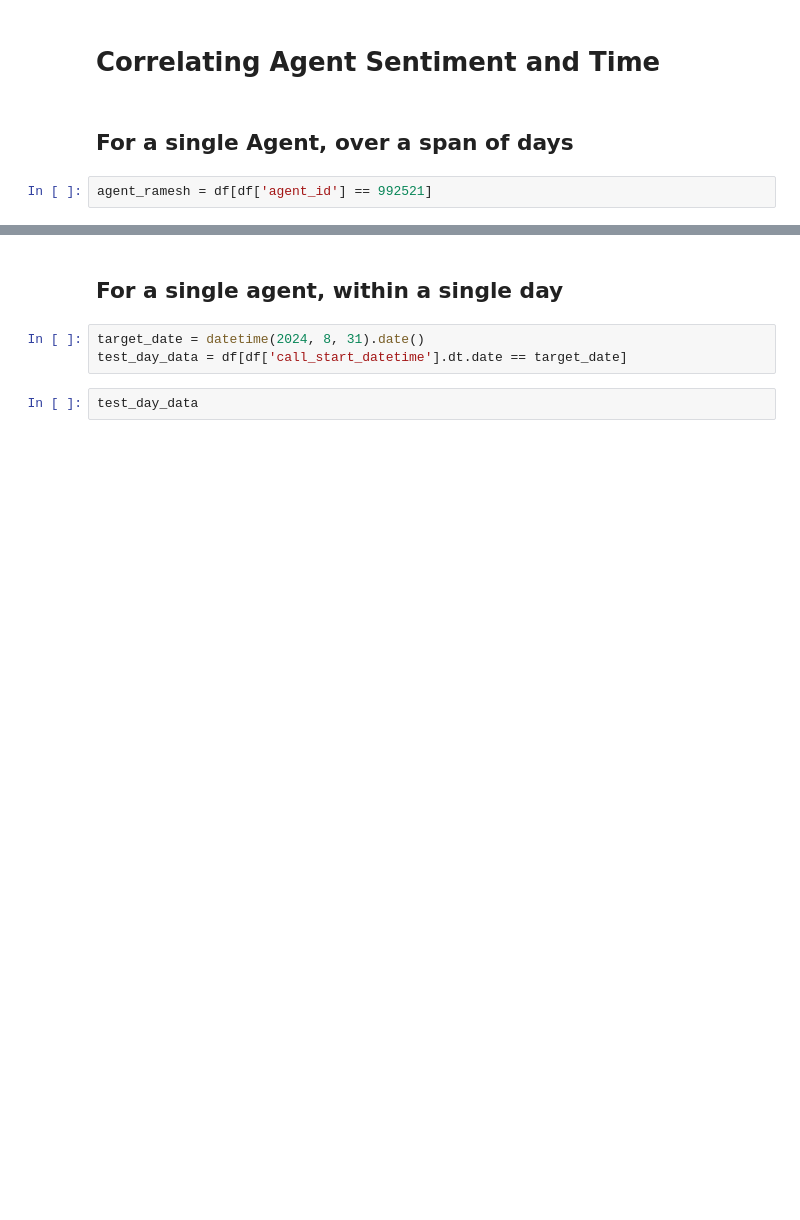
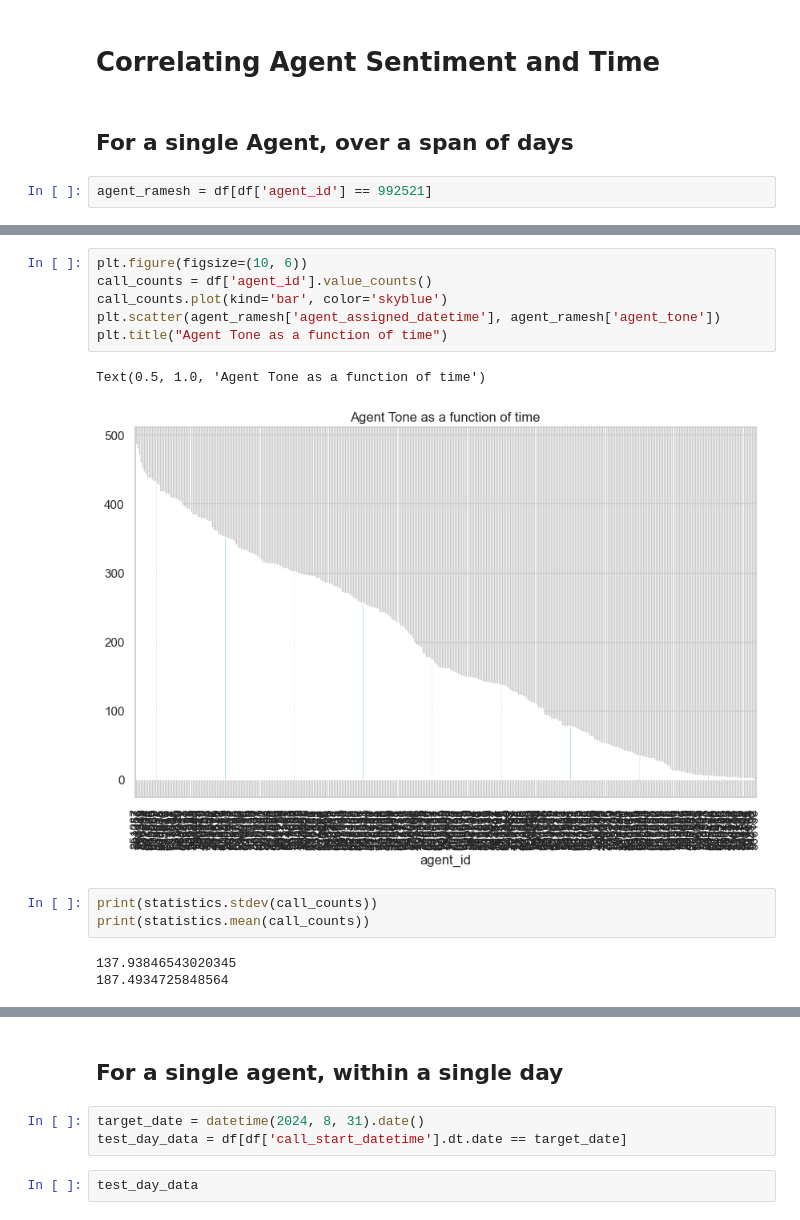
Before and after one commit to silverstone-git/skyhack2, a Jupyter notebook: agent_tone_analysis.ipynb, the cells around one changed output, grey strips where cells are left out. Saved outputs shown, nothing was run; the diff lists cells and outputs as text; blank space fills up the shorter version.

```diff
--- a/agent_tone_analysis.ipynb
+++ b/agent_tone_analysis.ipynb
@@ -74,0 +97,15 @@ Text(0.5, 1.0, 'Agent Tone as a function of time')
+# %%
+plt.figure(figsize=(10, 6))
+call_counts = df['agent_id'].value_counts()
+call_counts.plot(kind='bar', color='skyblue')
+plt.scatter(agent_ramesh['agent_assigned_datetime'], agent_ramesh['agent_tone'])
+plt.title("Agent Tone as a function of time")
+# %% [output]
+Text(0.5, 1.0, 'Agent Tone as a function of time')
+[figure, added]
+# %%
+print(statistics.stdev(call_counts))
+print(statistics.mean(call_counts))
+# %% [output]
+137.93846543020345
+187.4934725848564
```
Also changed, not shown: parts of 19 cells of this notebook, 6 other files.
